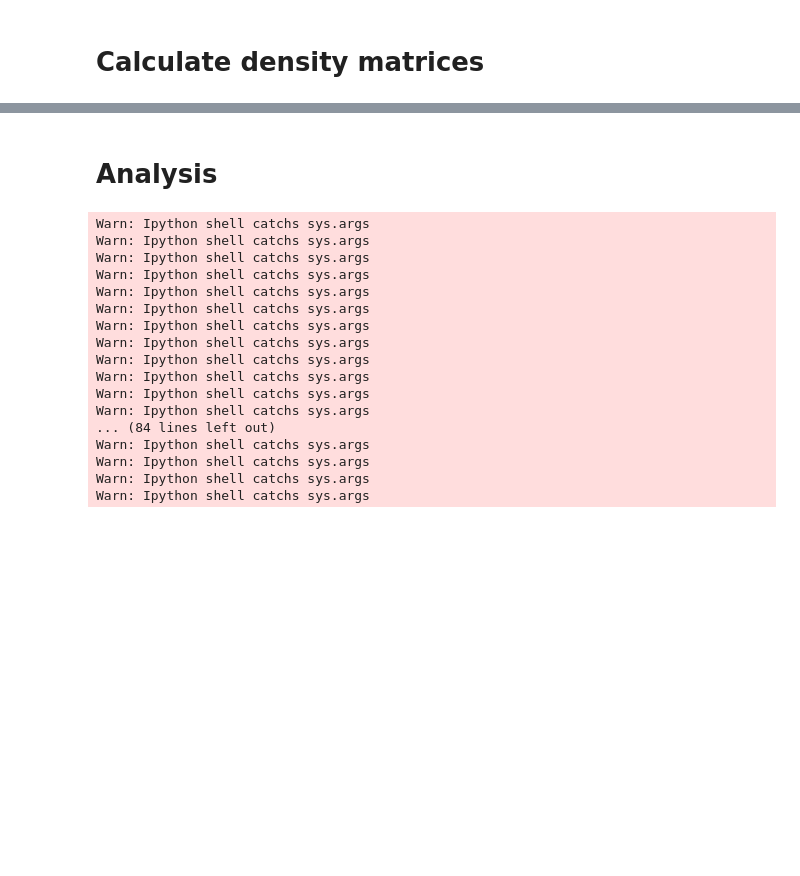
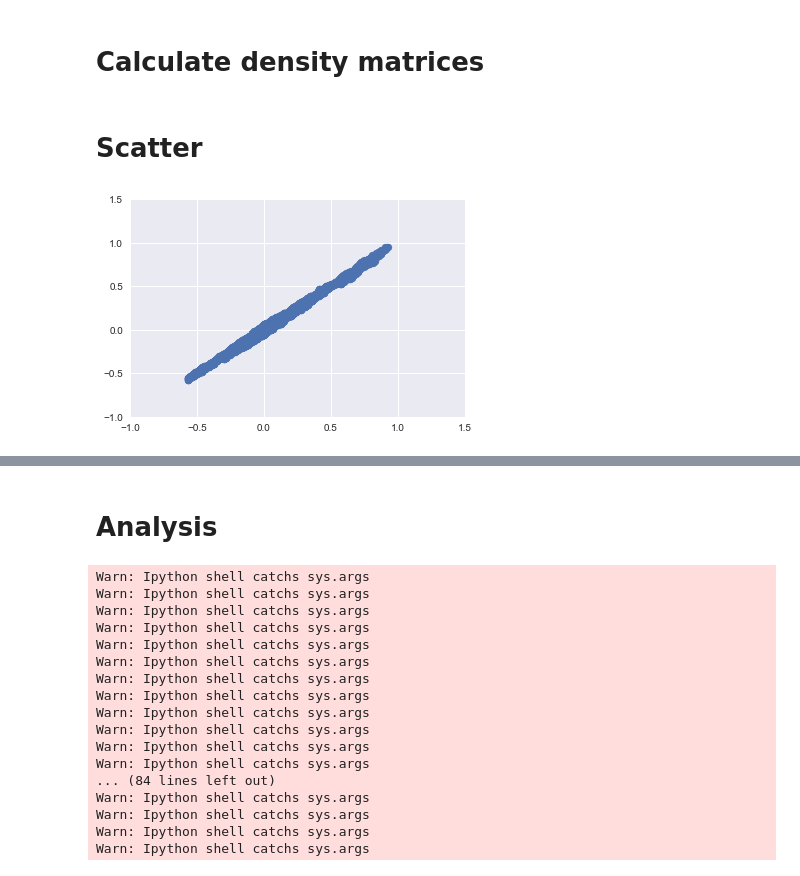
Before and after one commit to jcartus/SCFInitialGuess, a Jupyter notebook: butadien/notebooks/FockMatrix.ipynb, the cells around one changed output, grey strips where cells are left out. Saved outputs shown, nothing was run; the diff lists cells and outputs as text; code cells hidden in the pictures; blank space fills up the shorter version.

```diff
--- a/butadien/notebooks/FockMatrix.ipynb
+++ b/butadien/notebooks/FockMatrix.ipynb
@@ -40,7 +40,7 @@ from SCFInitialGuess.nn.networks import EluTrNNN
 from SCFInitialGuess.nn.training import Trainer, RegularizedMSE, MSE
 
 trainer = Trainer(
-    EluTrNNN([dim**2, 2 * dim**2, dim**2, dim**2]),
+    EluTrNNN([dim**2, 2 * dim**2, 2 * dim**2, dim**2, dim**2, dim**2]),
     cost_function=MSE(),
     #cost_function=RegularizedMSE(alpha=1e-7),
     optimizer=tf.train.AdamOptimizer(learning_rate=1e-3)
@@ -96,3 +96,15 @@ with graph.as_default():
     p_f = np.array(
         [make_density(s, f).reshape(dim**2) for (s,f) in zip(S_test, network.run(sess, dataset.testing[0]))]
     )
+# %% [markdown]
+# Scatter
+# %%
+lower, upper = -1, 1.5
+
+plt.scatter(P_test.flatten(), p_f.flatten())
+
+plt.xlim(lower, upper)
+plt.ylim(lower, upper)
+plt.show()
+# %% [output]
+[figure, added]
```
Also changed, not shown: parts of 5 cells of this notebook, 1 other file.
